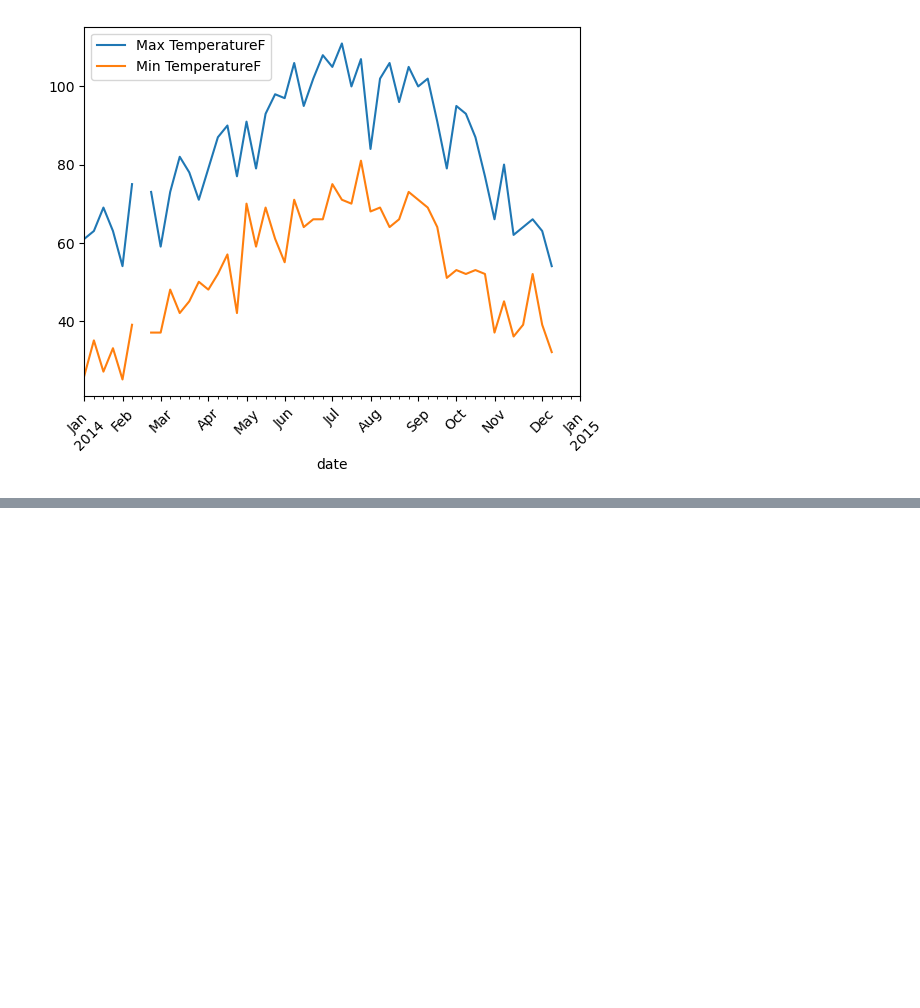
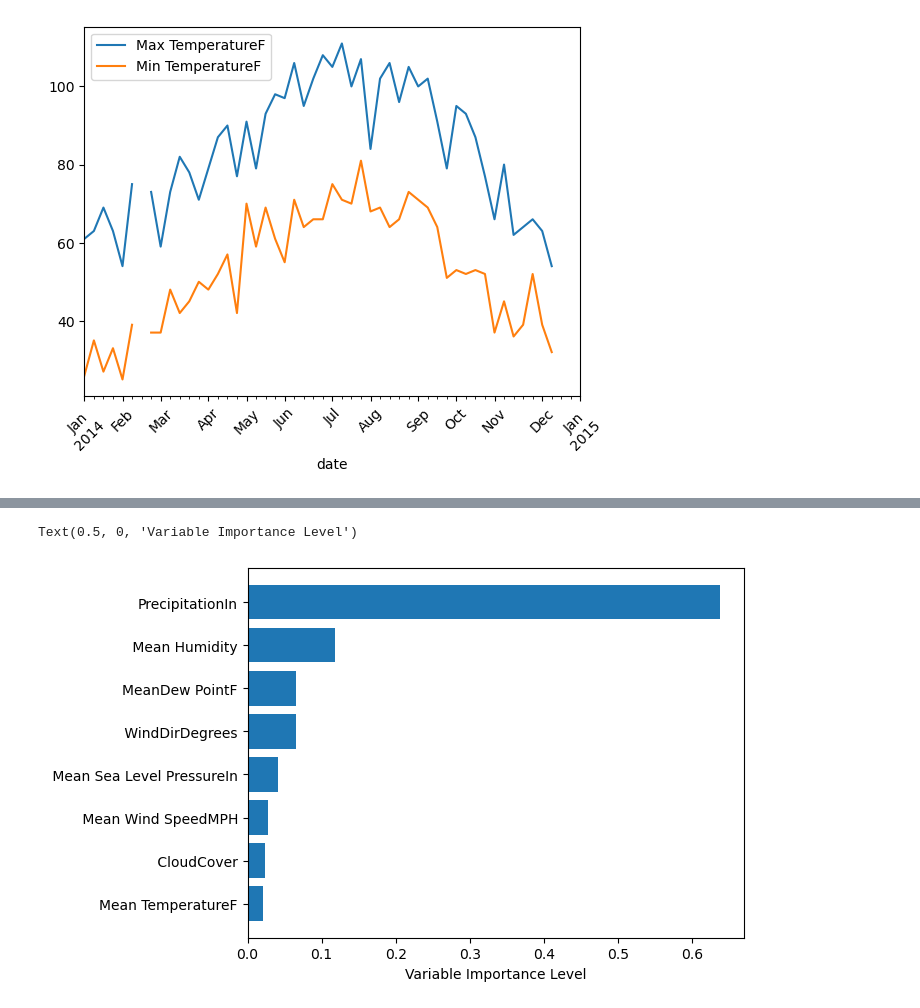
Before and after one commit to efakinpelu/data_science_python, a Jupyter notebook: us_weather/weather_visibility_check_on_temp_and_humidity.ipynb, the cells around one changed output, grey strips where cells are left out. Cells and saved outputs as stored; diff of their text form; code cells hidden in the pictures; blank space fills up the shorter version.

```diff
--- a/weather_visibility_check_on_temp_and_humidity.ipynb
+++ b/us_weather/weather_visibility_check_on_temp_and_humidity.ipynb
@@ -68,7 +68,7 @@ df_temp.plot(kind='line', x='date', rot=45)
 <AxesSubplot:xlabel='date'>
 [figure]
 # %%
-path2 = 'us_weather/sitka_weather_2014.csv'
+path2 = 'sitka_weather_2014.csv'
 
 df_w2014 = pd.read_csv(path2)
 df_w2014[:5]
@@ -146,0 +198,7 @@ wkly_df_hlt.plot(rot=45)
+# %%
+sorted_idx = rf.feature_importances_.argsort()
+plt.barh(df_wfeatures.columns[sorted_idx], rf.feature_importances_[sorted_idx])
+plt.xlabel("Variable Importance Level")
+# %% [output]
+Text(0.5, 0, 'Variable Importance Level')
+[figure, added]
```
Also changed, not shown: parts of 8 cells of this notebook, 2 other files.
